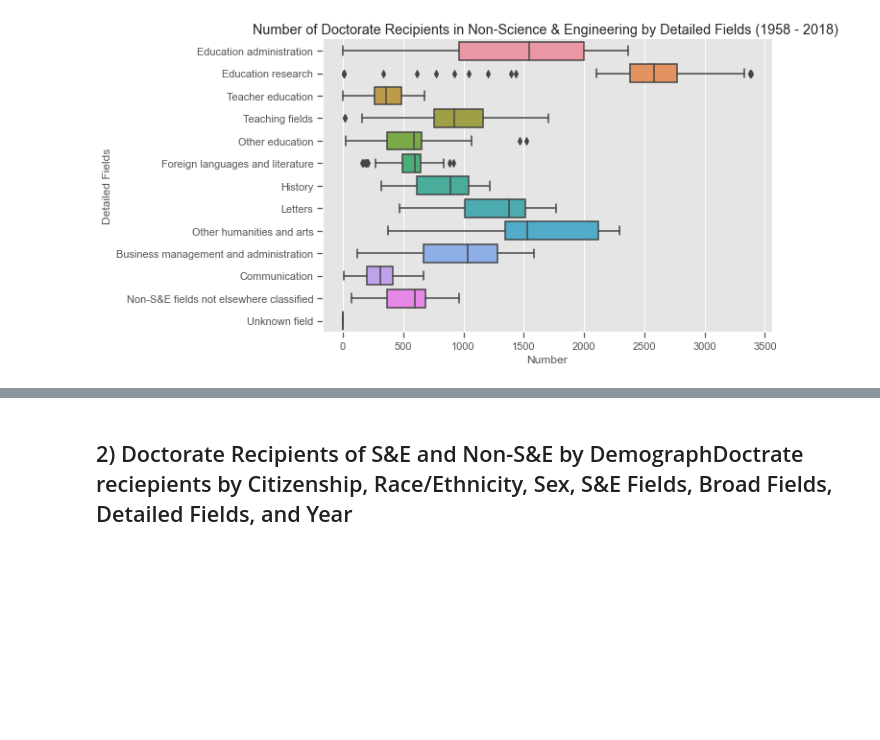
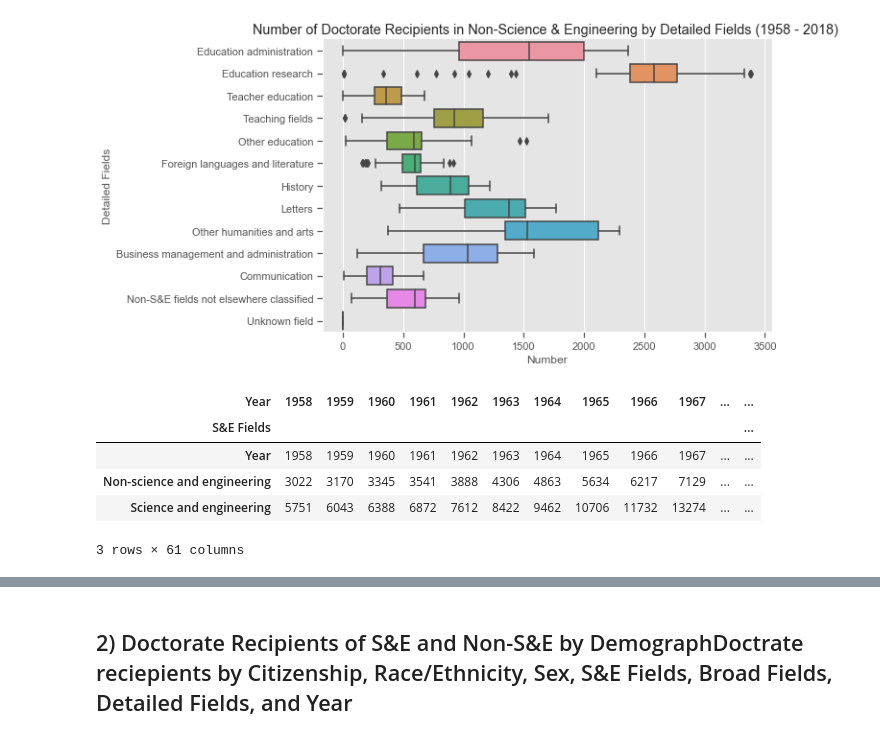
Before and after one commit to mulukenm/dataScience, a Jupyter notebook: SQLComparisonVisualization.ipynb, the cells around one changed output, grey strips where cells are left out. Saved outputs shown, nothing was run; the diff lists cells and outputs as text; code cells hidden in the pictures; blank space fills up the shorter version.

```diff
--- a/SQLComparisonVisualization.ipynb
+++ b/SQLComparisonVisualization.ipynb
@@ -212,3 +209,36 @@ sns.catplot(y="Detailed Fields", x="Number", kind="box",height=5, aspect=2,
 # SE_NSE.head(20)
 # #SE_NSE.columns
 # #SE_NSE.shape
+# %%
+#p = ('1987', [6453, 3712, 3478, 578, 1189, 1876, 3811, 6063])
+p1 =  df1s.groupby(['S&E Fields', 'Year'])['Number'].sum()
+p1 = p1.reset_index()
+p1.head(20)
+p1=p1.pivot(index='Year', columns='S&E Fields', values='Number')
+p1 = p1.reset_index()
+p1.head()
+p11=p1.T
+# p11.columns = ['1958','1959','1960','1961','1962','1963','1964','1965','1966','1967',
+#                '1968','1969','1970','1971','1972','1973','1974','1975','1976','1977',
+#                '1978','1979','1980','1981','1982','1983','1984','1985','1986','1987',
+#                '1988','1989','1990','1991','1992','1993','1994','1995','1996','1997',
+#                '1998','1999','2000','2001','2002','2003','2004','2005','2006','2007',
+#                '2008','2009','2010','2011','2012','2013','2014','2015','2016','2017',
+#                '2018']
+#a = tuple(p11['Non-science and engineering',:])
+#a = tuple('Year',list(p11['Year',:]))
+#print(a)
+# p1 =  df1s.groupby(['S&E Fields', 'Year'])['Number'].sum()
+# p = tuple(SE)
+# p
+# %%
+
+p11.columns = p11.iloc[0]
+p11.head()
+# %% [output]
+| Year | 1958 | 1959 | 1960 | 1961 | 1962 | 1963 | 1964 | 1965 | 1966 | 1967 | ... | ... |
+| S&E Fields |  |  |  |  |  |  |  |  |  |  |  | ... |
+| Year | 1958 | 1959 | 1960 | 1961 | 1962 | 1963 | 1964 | 1965 | 1966 | 1967 | ... | ... |
+| Non-science and engineering | 3022 | 3170 | 3345 | 3541 | 3888 | 4306 | 4863 | 5634 | 6217 | 7129 | ... | ... |
+| Science and engineering | 5751 | 6043 | 6388 | 6872 | 7612 | 8422 | 9462 | 10706 | 11732 | 13274 | ... | ... |
+3 rows × 61 columns
```
Also changed, not shown: parts of 3 cells of this notebook, 1 other file.
